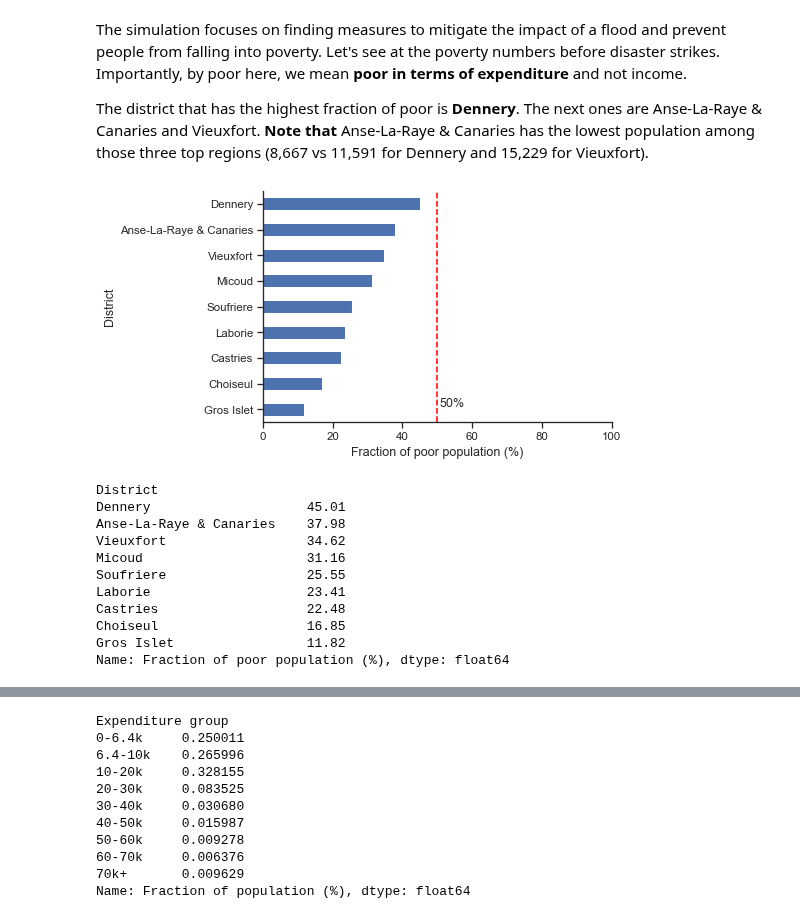
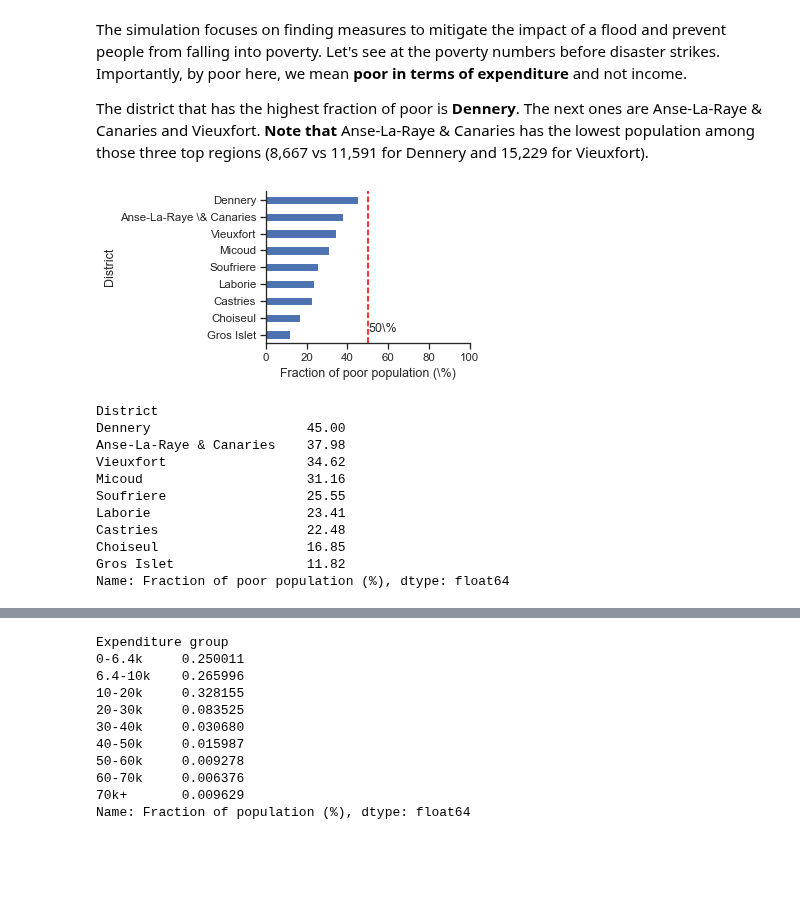
Before and after one commit to mikhailsirenko/unbreakable, a Jupyter notebook: notebooks/eda.ipynb, the cells around one changed output, grey strips where cells are left out. Saved outputs shown, nothing was run; the diff lists cells and outputs as text; code cells hidden in the pictures; blank space fills up the shorter version.

```diff
--- a/notebooks/eda.ipynb
+++ b/notebooks/eda.ipynb
@@ -31,7 +31,7 @@ Let's first zoom into the basic socio-demographic attributes of the respondents.
 The most populated district is Castries and the least populated district is Choiseul.
 # %%
 total_population = round(household_survey['popwgt'].sum())
-district_population = household_survey.groupby('district')['popwgt'].sum().sort_values(ascending=False)
+district_population = household_survey.groupby('district')['popwgt'].sum().sort_values(ascending=False).round()
 
 print('Saint Lucia population = ' + str('{:,}'.format(total_population)))
 for district in district_population.index:
@@ -117,23 +140,25 @@ The district that has the highest fraction of poor is **Dennery**. The next ones
 # %%
 poor = household_survey[household_survey['is_poor'] == True]
 poor_by_district = (poor.groupby('district')['popwgt'].sum().div(district_population) * 100).round(2).sort_values()
 poor_by_district.index.name = 'District'
-poor_by_district.name = 'Fraction of poor population (%)'
-poor_by_district.plot.barh();
-plt.xlabel('Fraction of poor population (%)')
+poor_by_district.name = 'Fraction of poor population (\%)'
+poor_by_district.rename({'Anse-La-Raye & Canaries' : 'Anse-La-Raye \& Canaries'}, inplace=True)
+poor_by_district.plot.barh(figsize=(3.5, 2.625))
+plt.xlabel('Fraction of poor population (\%)')
 plt.ylabel('District')
 plt.xlim(0, 100)
 plt.axvline(50, color='red', linestyle='--')
-plt.text(50.5, 0, '50%', rotation=0, va='bottom')
+plt.text(50.5, 0, '50\%', rotation=0, va='bottom')
 plt.gca().spines['top'].set_visible(False)
-plt.gca().spines['right'].set_visible(False);
+plt.gca().spines['right'].set_visible(False)
+plt.savefig('../figures/eda/poor_by_district.pgf', bbox_inches='tight')
 # %% [output]
-[figure, old version]
+[figure, new version]
 # %%
 poor_by_district.sort_values(ascending=False)
 # %% [output]
 District
-Dennery                    45.01
+Dennery                    45.00
 Anse-La-Raye & Canaries    37.98
 Vieuxfort                  34.62
 Micoud                     31.16
```
Also changed, not shown: parts of 10 cells of this notebook, 4 other files.
